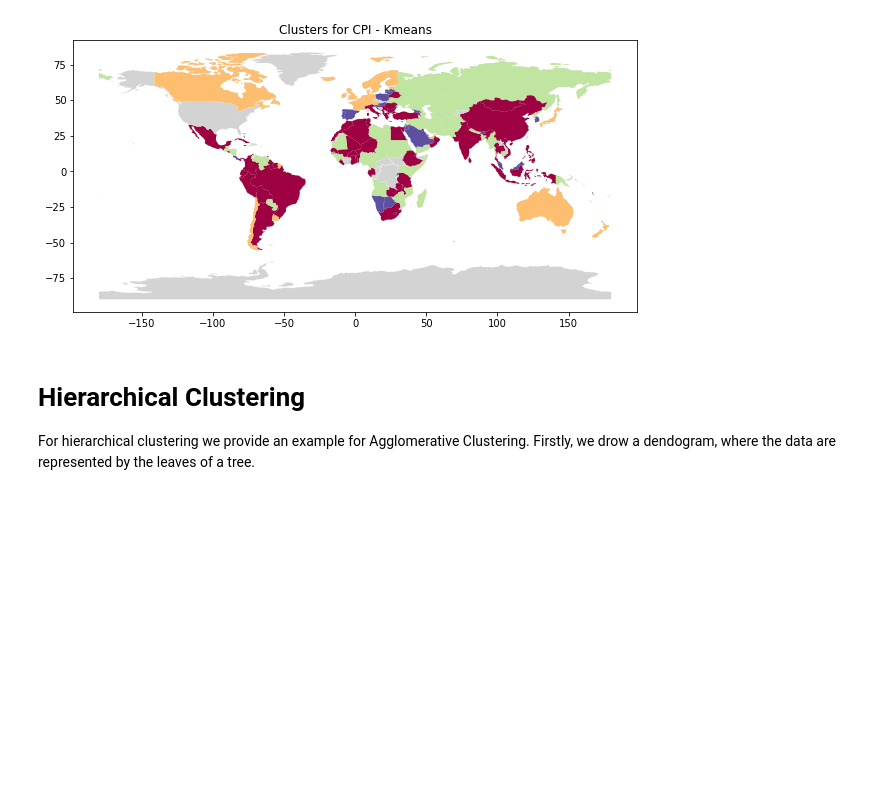
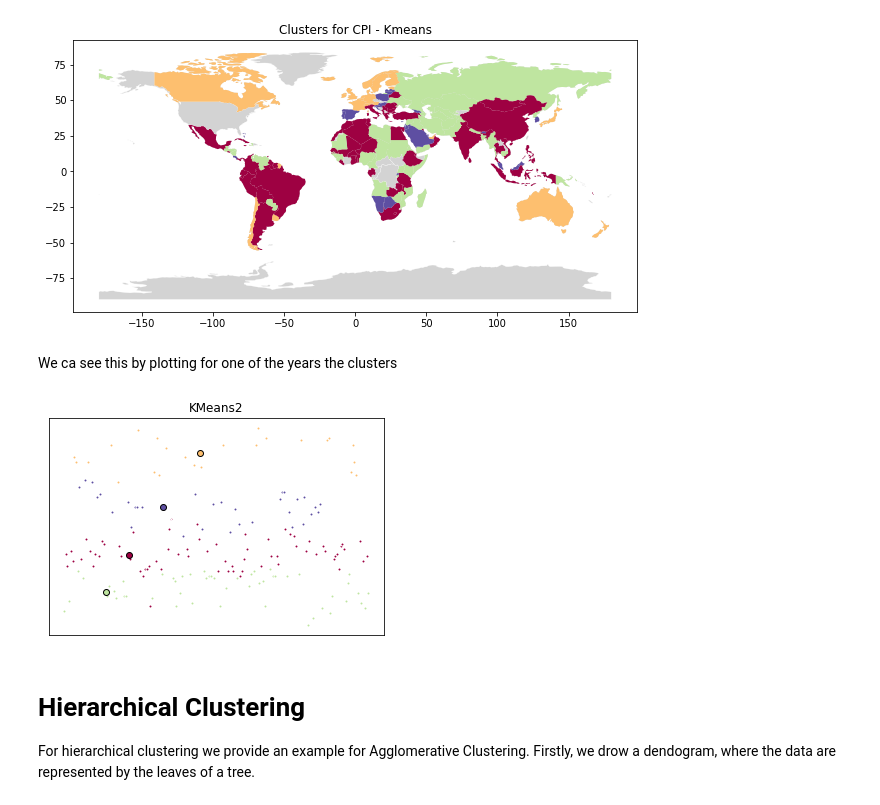
Before and after one commit to rootstrap/ml-training, a Jupyter notebook: clustering_example.ipynb, the cells around one changed output. Drawn from its saved outputs; the diff is of its cells as text; code cells hidden in the pictures; blank space fills up the shorter version.

Commit message:
add plot for k-means

```diff
--- a/clustering_example.ipynb
+++ b/clustering_example.ipynb
@@ -134,6 +134,25 @@ plot_clusters(df, 'Clusters for CPI - Kmeans', 'cluster')
 df.drop(axis=1, columns='cluster', inplace=True)
 # %% [output]
 [figure]
+# %% [markdown]
+We ca see this by plotting for one of the years the clusters
+# %%
+fig = plt.figure(figsize=(6, 4))
+colors2 = plt.cm.Spectral(np.linspace(0, 1, len(set(km.labels_))))
+ax = fig.add_subplot(1, 1, 1)
+df2 = df.copy()
+df2['label'] = km.labels_
+for k, col in zip(range(len(km.cluster_centers_)), colors2):
+    cluster_center = km.cluster_centers_[k]
+    ax.plot(df2[df2['label']==k]['2017'], 'w', markerfacecolor=col, marker='.')
+    ax.plot(cluster_center[0], cluster_center[1], 'o', markerfacecolor=col,  markeredgecolor='k', markersize=6)
+
+ax.set_title('KMeans2')
+ax.set_xticks(())
+ax.set_yticks(())
+plt.show()
+# %% [output]
+[figure, added]
 # %% [markdown]
 # Hierarchical Clustering
 For hierarchical clustering we provide an example for Agglomerative Clustering.
```
Also changed, not shown: 1 other file.
